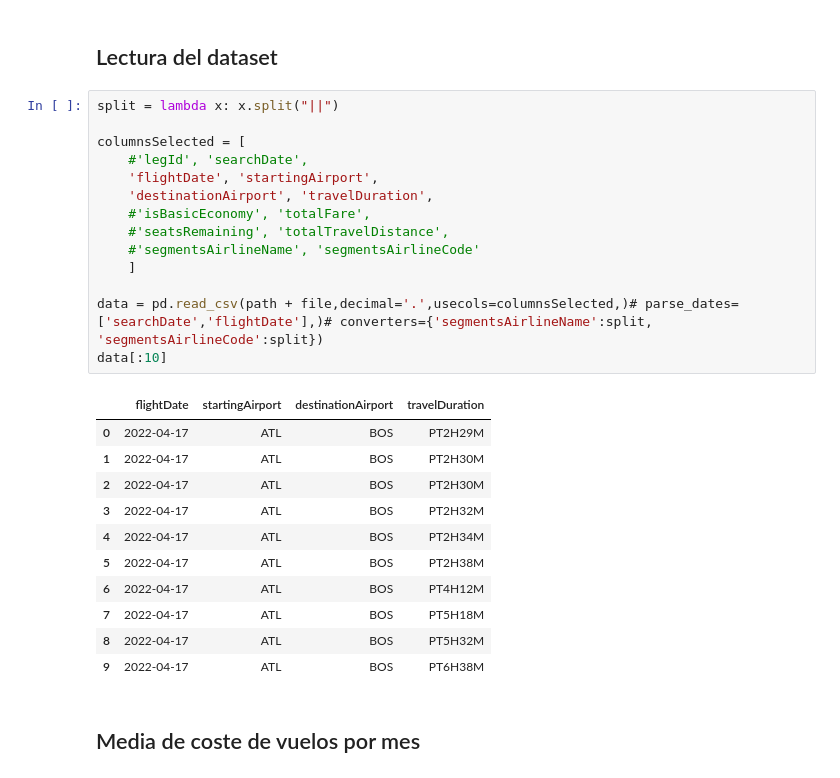
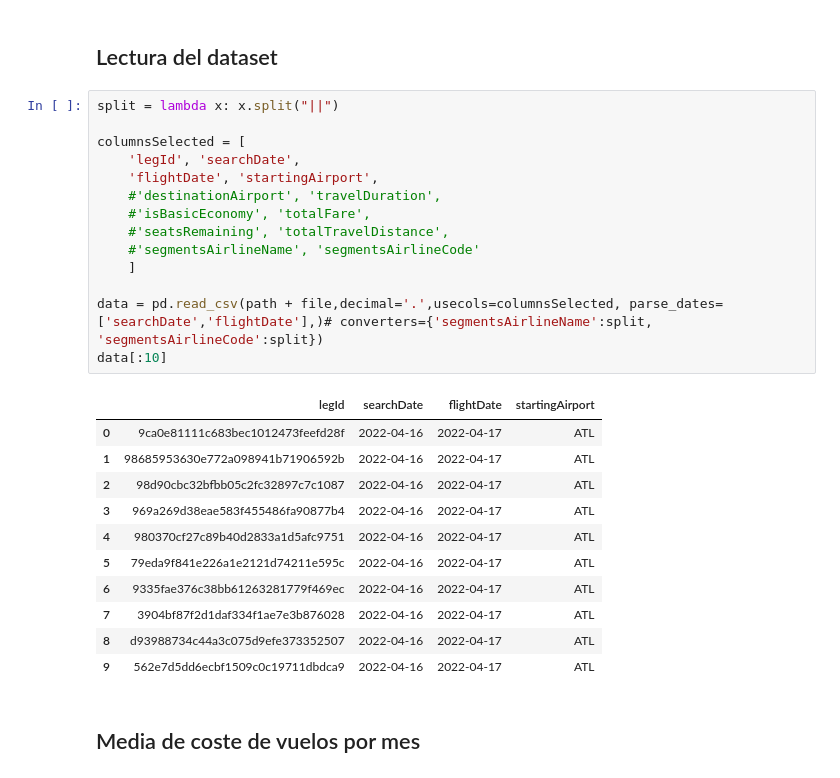
Before and after one commit to PRegi6/Min, a Jupyter notebook: ProyectoMIN.ipynb, the cells around one changed output. Saved outputs shown, nothing was run; the diff lists cells and outputs as text.

```diff
--- a/ProyectoMIN.ipynb
+++ b/ProyectoMIN.ipynb
@@ -48,29 +48,29 @@ data.to_csv(path + finalFile,index=False)
 # %%
 split = lambda x: x.split("||")
 
 columnsSelected = [
-    #'legId', 'searchDate',
+    'legId', 'searchDate',
     'flightDate', 'startingAirport',
-    'destinationAirport', 'travelDuration',
+    #'destinationAirport', 'travelDuration',
     #'isBasicEconomy', 'totalFare',
     #'seatsRemaining', 'totalTravelDistance',
     #'segmentsAirlineName', 'segmentsAirlineCode'
     ]
 
-data = pd.read_csv(path + file,decimal='.',usecols=columnsSelected,)# parse_dates=['searchDate','flightDate'],)# converters={'segmentsAirlineName':split, 'segmentsAirlineCode':split})
+data = pd.read_csv(path + file,decimal='.',usecols=columnsSelected, parse_dates=['searchDate','flightDate'],)# converters={'segmentsAirlineName':split, 'segmentsAirlineCode':split})
 data[:10]
 # %% [output]
-|  | flightDate | startingAirport | destinationAirport | travelDuration |
-| 0 | 2022-04-17 | ATL | BOS | PT2H29M |
-| 1 | 2022-04-17 | ATL | BOS | PT2H30M |
-| 2 | 2022-04-17 | ATL | BOS | PT2H30M |
-| 3 | 2022-04-17 | ATL | BOS | PT2H32M |
-| 4 | 2022-04-17 | ATL | BOS | PT2H34M |
-| 5 | 2022-04-17 | ATL | BOS | PT2H38M |
-| 6 | 2022-04-17 | ATL | BOS | PT4H12M |
-| 7 | 2022-04-17 | ATL | BOS | PT5H18M |
-| 8 | 2022-04-17 | ATL | BOS | PT5H32M |
-| 9 | 2022-04-17 | ATL | BOS | PT6H38M |
+|  | legId | searchDate | flightDate | startingAirport |
+| 0 | 9ca0e81111c683bec1012473feefd28f | 2022-04-16 | 2022-04-17 | ATL |
+| 1 | 98685953630e772a098941b71906592b | 2022-04-16 | 2022-04-17 | ATL |
+| 2 | 98d90cbc32bfbb05c2fc32897c7c1087 | 2022-04-16 | 2022-04-17 | ATL |
+| 3 | 969a269d38eae583f455486fa90877b4 | 2022-04-16 | 2022-04-17 | ATL |
+| 4 | 980370cf27c89b40d2833a1d5afc9751 | 2022-04-16 | 2022-04-17 | ATL |
+| 5 | 79eda9f841e226a1e2121d74211e595c | 2022-04-16 | 2022-04-17 | ATL |
+| 6 | 9335fae376c38bb61263281779f469ec | 2022-04-16 | 2022-04-17 | ATL |
+| 7 | 3904bf87f2d1daf334f1ae7e3b876028 | 2022-04-16 | 2022-04-17 | ATL |
+| 8 | d93988734c44a3c075d9efe373352507 | 2022-04-16 | 2022-04-17 | ATL |
+| 9 | 562e7d5dd6ecbf1509c0c19711dbdca9 | 2022-04-16 | 2022-04-17 | ATL |
 # %% [markdown]
 ## Media de coste de vuelos por mes
 # %%
```
Also changed, not shown: parts of 9 cells of this notebook, 1 other file.
